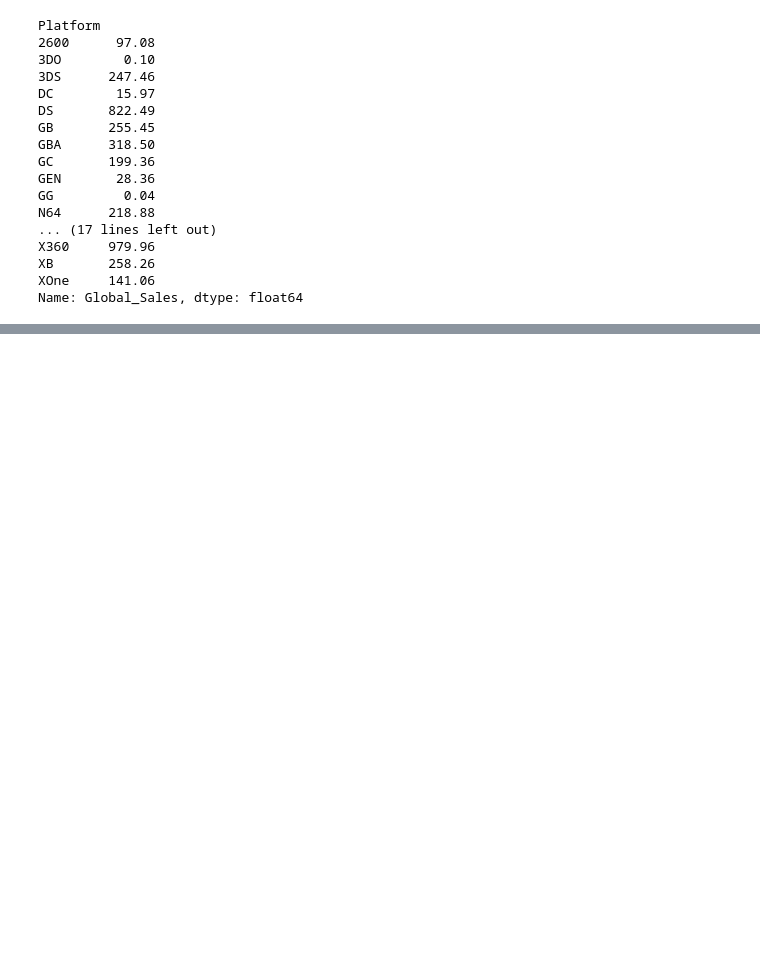
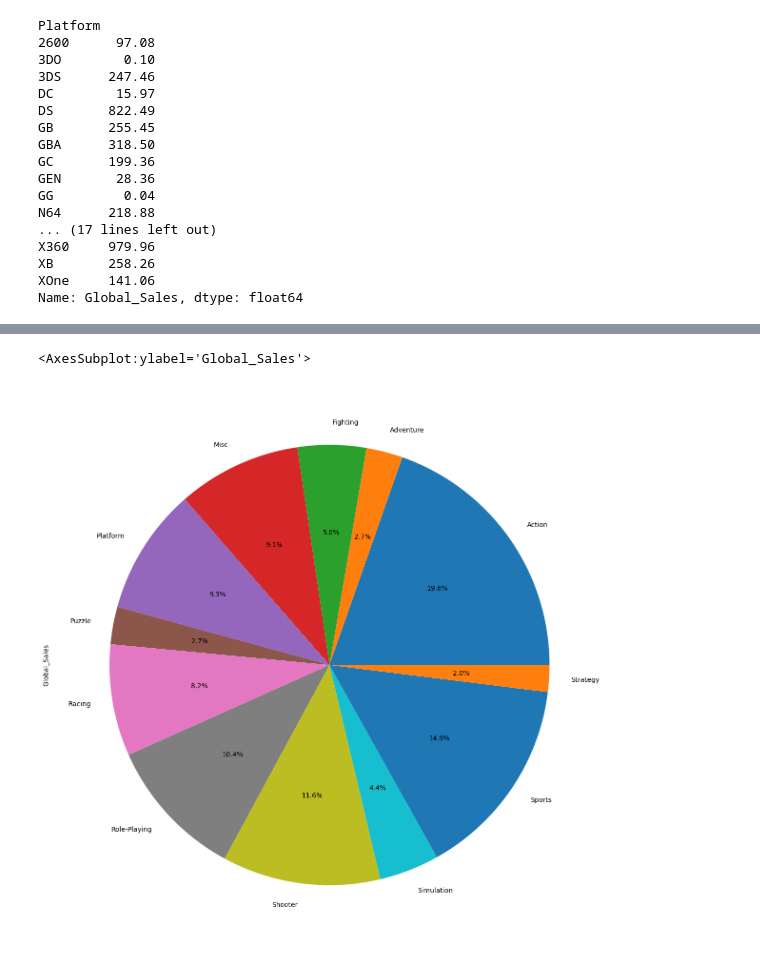
Before and after one commit to Joshi-kv/DataAnalysis, a Jupyter notebook: videogame_sales_analysis.ipynb, the cells around one changed output, grey strips where cells are left out. Drawn from its saved outputs; the diff is of its cells as text; code cells hidden in the pictures; blank space fills up the shorter version.

Commit message:
which category is highly saled

```diff
--- a/videogame_sales_analysis.ipynb
+++ b/videogame_sales_analysis.ipynb
@@ -73,0 +75,4 @@ platform.plot(kind='bar')
+# %%
+#which typ of game is most saled.
+category=data.groupby(['Genre']).sum()['Global_Sales']
+category
@@ -73,0 +94,5 @@ platform.plot(kind='bar')
+# %%
+category.plot(kind='pie',autopct='%1.1f%%')
+# %% [output]
+<AxesSubplot:ylabel='Global_Sales'>
+[figure, added]
```
Also changed, not shown: parts of 4 cells of this notebook.
